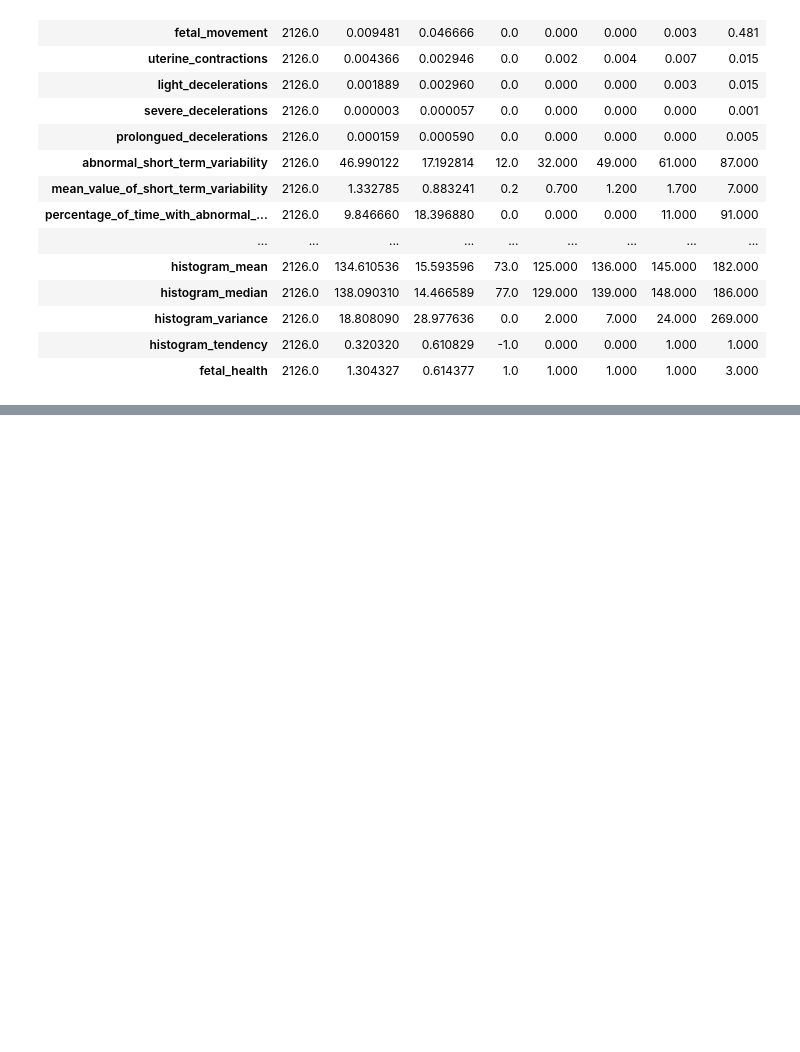
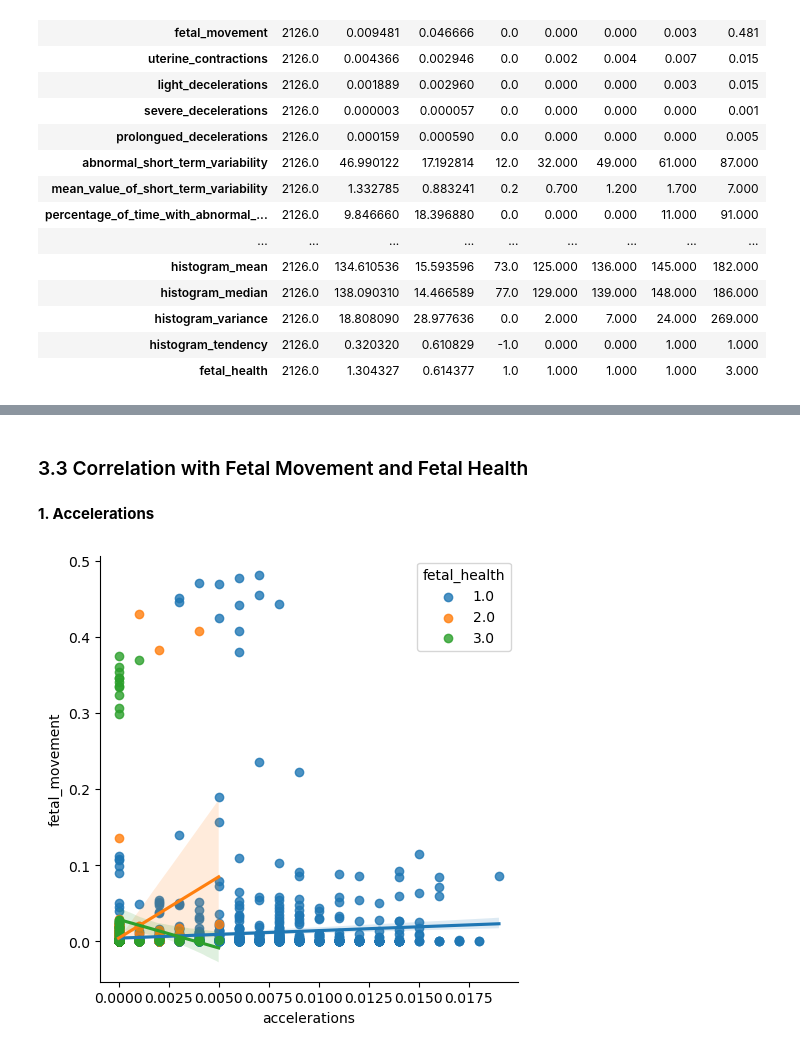
Before and after one commit to evanyan13/fetu_poc, a Jupyter notebook: proof_of_concept/classification_sklearn.ipynb, the cells around one changed output, grey strips where cells are left out. Saved outputs shown, nothing was run; the diff lists cells and outputs as text; code cells hidden in the pictures; blank space fills up the shorter version.

```diff
--- a/proof_of_concept/classification_sklearn.ipynb
+++ b/proof_of_concept/classification_sklearn.ipynb
@@ -121,0 +166,9 @@ data.describe().T
+# %% [markdown]
+### 3.3 Correlation with Fetal Movement and Fetal Health
+# %% [markdown]
+**1. Accelerations**
+# %%
+sns.lmplot(data=data,x="accelerations",y="fetal_movement", hue="fetal_health",legend_out=False)
+plt.show()
+# %% [output]
+[figure, added]
```
Also changed, not shown: parts of 11 cells of this notebook.
